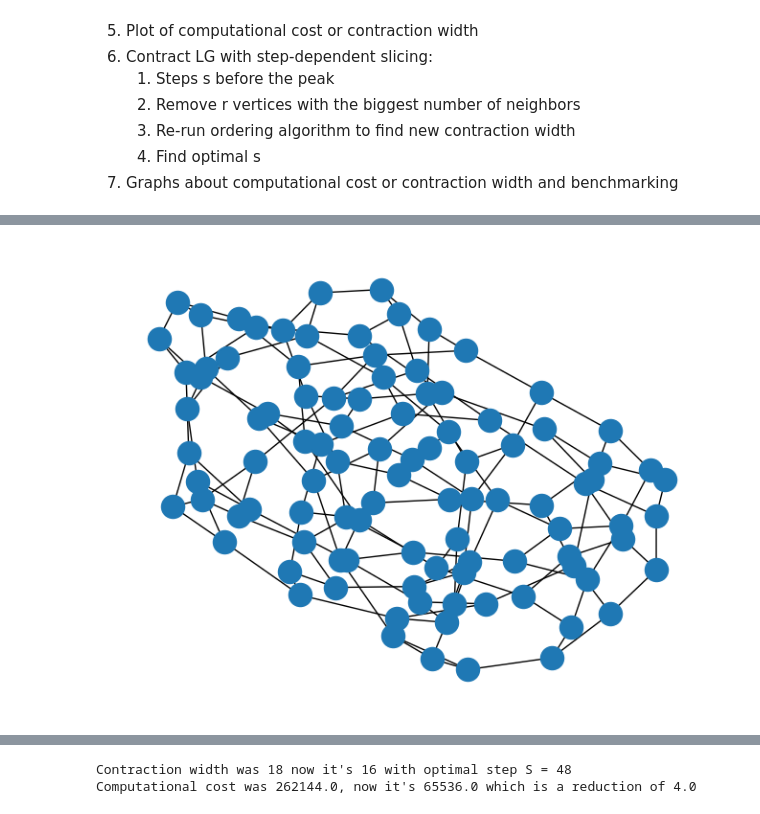
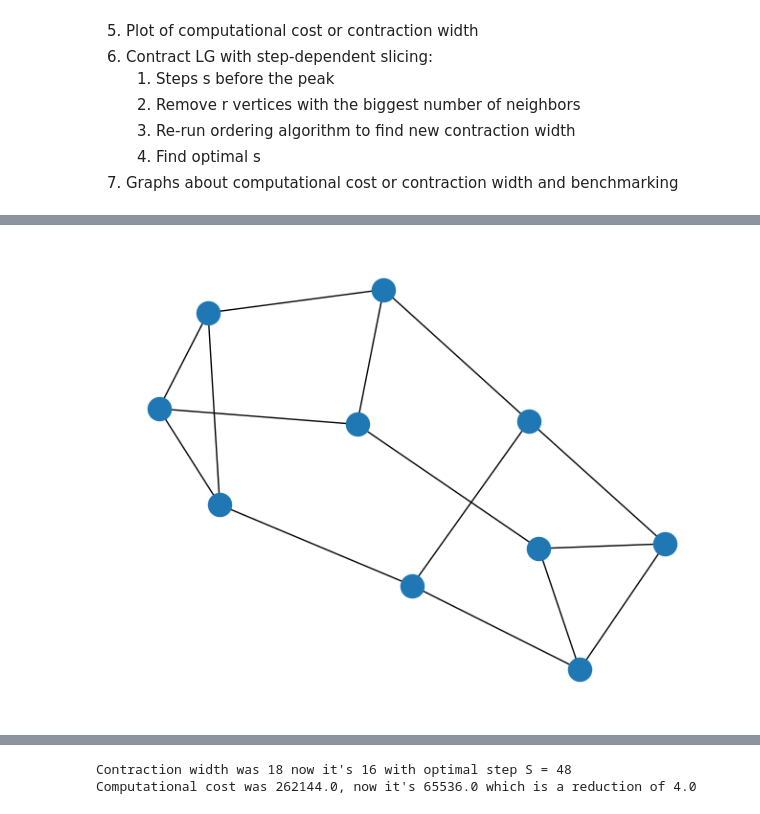
Before and after one commit to richardm1234/stepDependentSlicing_AQC, a Jupyter notebook: demo.ipynb, the cells around one changed output, grey strips where cells are left out. Drawn from its saved outputs; the diff is of its cells as text; code cells hidden in the pictures.

```diff
--- a/demo.ipynb
+++ b/demo.ipynb
@@ -22,6 +43,5 @@ nx.draw(G)
 # %%
-G = g.createGraph(100)
+G = g.createGraph(10)
 nx.draw(G)
-order, width, neighbors = g.rgreedy(G, 0.5, 25)
 # %% [output]
-[figure, old version]
+[figure, new version]
```
Also changed, not shown: parts of 7 cells of this notebook, 1 other file.
